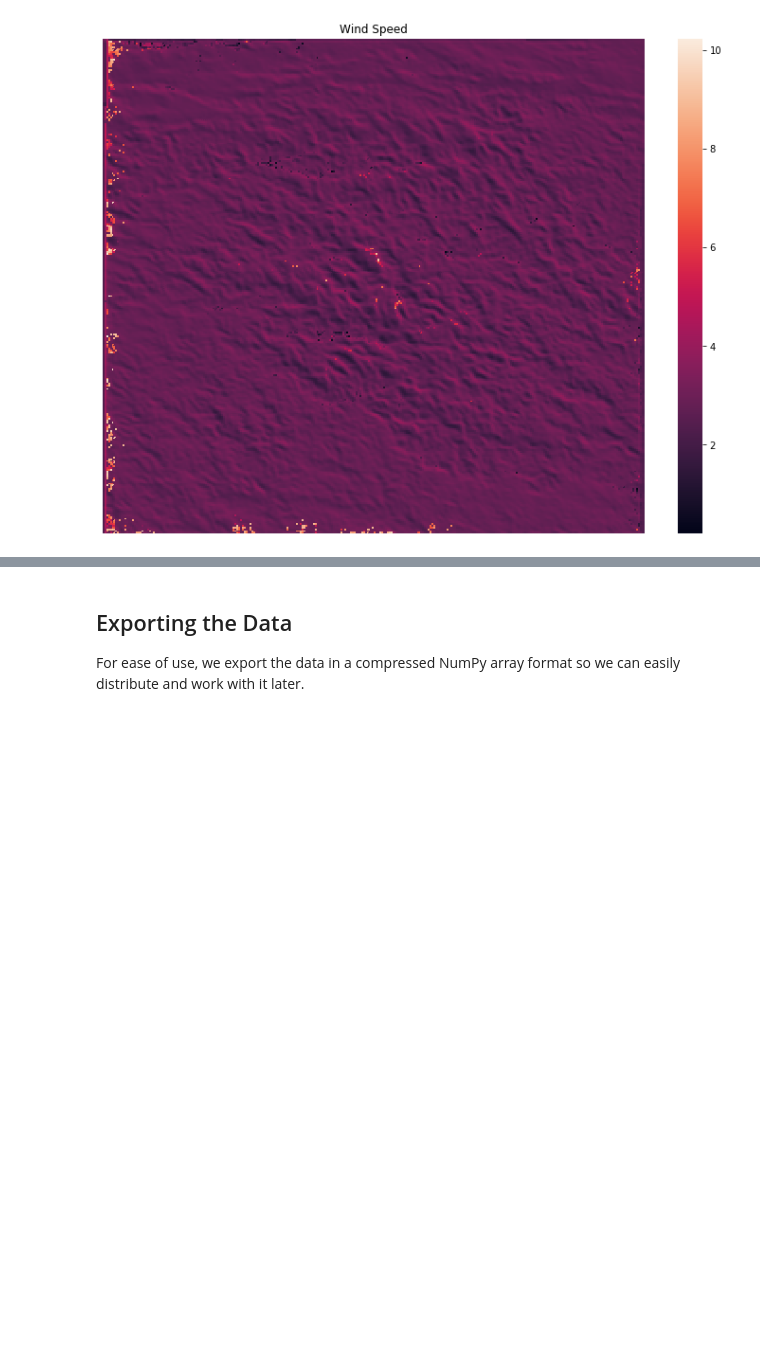
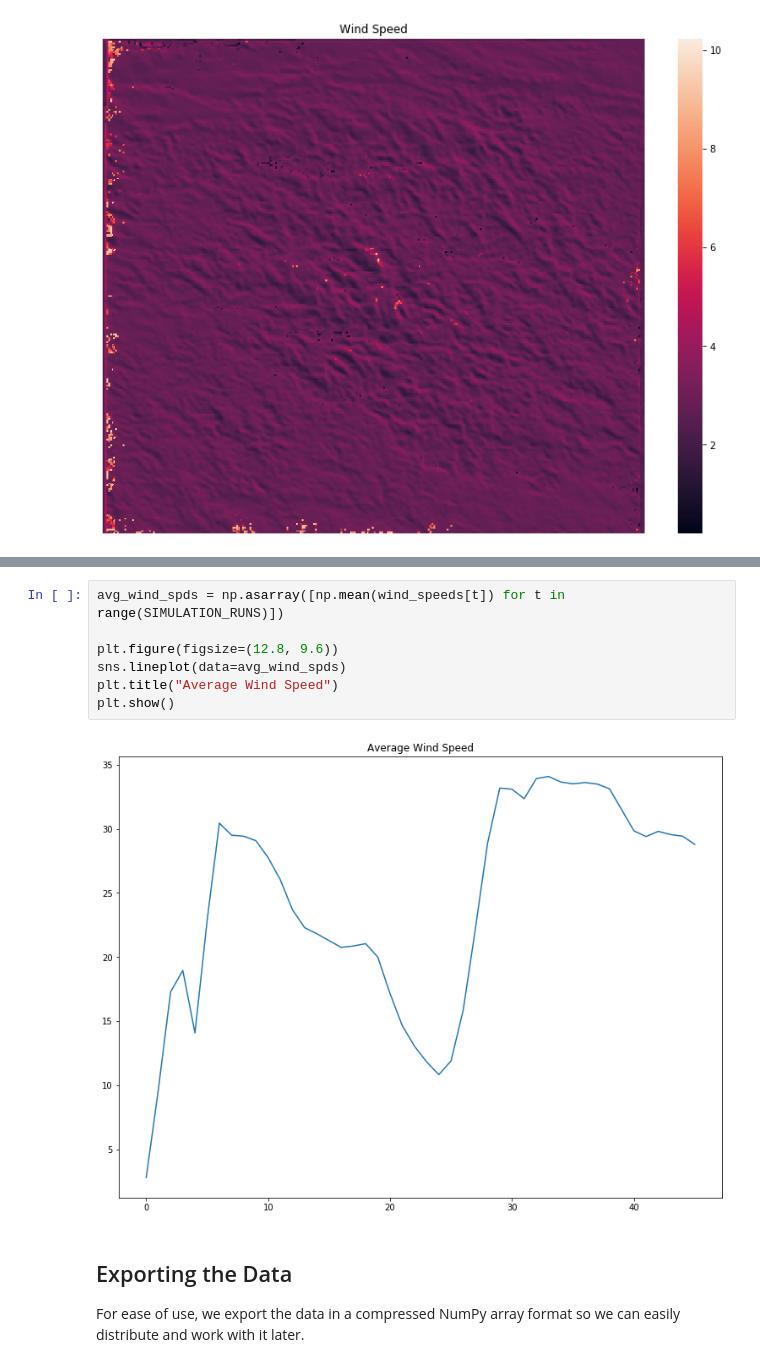
Before and after one commit to thearchitector/wind-and-fire, a Jupyter notebook: code/data.ipynb, the cells around one changed output, grey strips where cells are left out. Cells and saved outputs as stored; diff of their text form; blank space fills up the shorter version.

```diff
--- a/code/data.ipynb
+++ b/code/data.ipynb
@@ -203,3 +203,12 @@ plt.show()
+# %%
+avg_wind_spds = np.asarray([np.mean(wind_speeds[t]) for t in range(SIMULATION_RUNS)])
+
+plt.figure(figsize=(12.8, 9.6))
+sns.lineplot(data=avg_wind_spds)
+plt.title("Average Wind Speed")
+plt.show()
+# %% [output]
+[figure, added]
 # %% [markdown]
 ## Exporting the Data
 For ease of use, we export the data in a compressed NumPy array format so we can easily distribute and work with it later.
```
Also changed, not shown: parts of 1 cell of this notebook.
